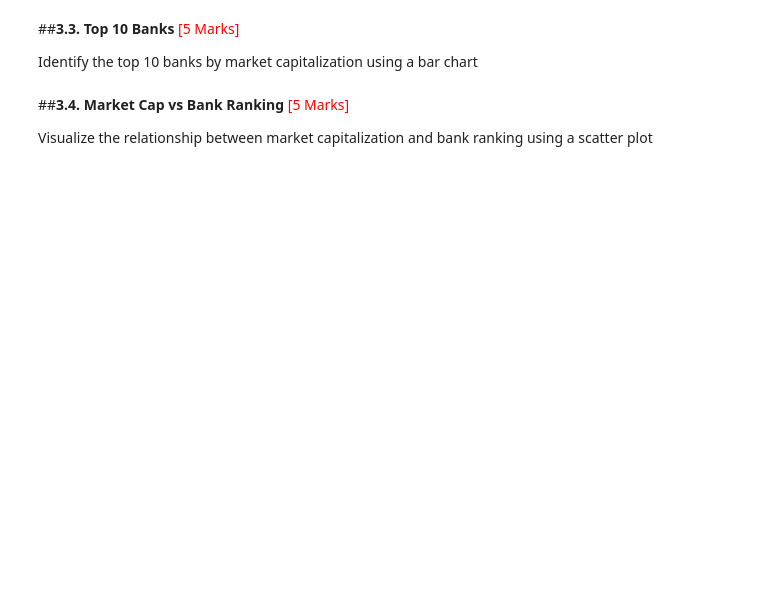
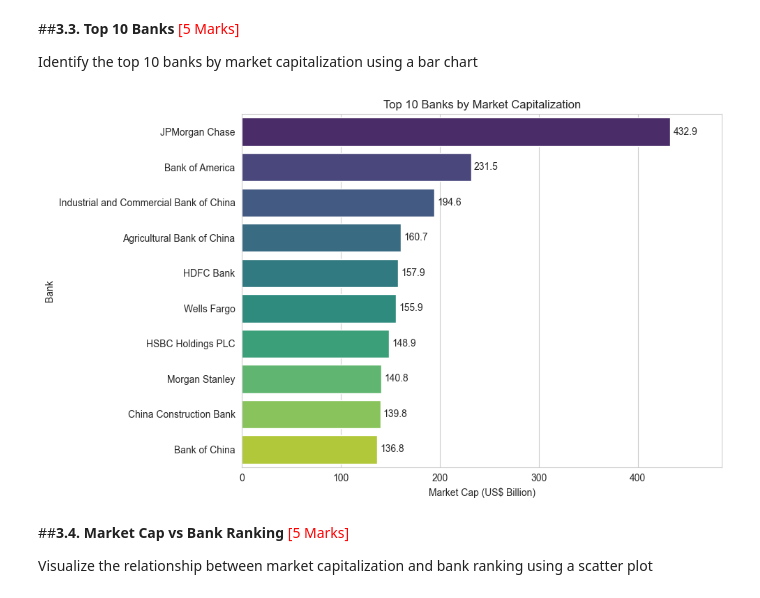
Before and after one commit to IpsitMohanty/banking-market-capitalisation-pyspark, a Jupyter notebook: notebooks/ETL_Bank_Data_Analysis_Ipsit_Mohanty.ipynb, the cells around one changed output. Cells and saved outputs as stored; diff of their text form; code cells hidden in the pictures; blank space fills up the shorter version.

```diff
--- a/notebooks/ETL_Bank_Data_Analysis_Ipsit_Mohanty.ipynb
+++ b/notebooks/ETL_Bank_Data_Analysis_Ipsit_Mohanty.ipynb
@@ -301,3 +387,23 @@ plt.tight_layout(); plt.show()
+# %%
+# Top 10 Banks by Market Cap
+
+# Sort the DataFrame by market cap in descending order
+top10 = bank_pdf.sort_values("Market_Cap_USD_Billion", ascending=False).head(10)
+
+# Plot the top 10 banks by market cap
+plt.figure(figsize=(10, 6))
+ax = sns.barplot(data=top10, x="Market_Cap_USD_Billion", y="Bank_Name",
+                 hue="Bank_Name", palette="viridis", legend=False)
+for container in ax.containers:
+    ax.bar_label(container, fmt="%.1f", padding=3)
+plt.title("Top 10 Banks by Market Capitalization")
+plt.xlabel("Market Cap (US$ Billion)")
+plt.ylabel("Bank")
+plt.xlim(0, top10["Market_Cap_USD_Billion"].max() * 1.12)
+plt.tight_layout()
+plt.show()
+# %% [output]
+[figure, added]
 # %% [markdown]
 ##**3.4. Market Cap vs Bank Ranking** <font color = red>[5 Marks]</font> <br>
 
```
Also changed, not shown: parts of 54 cells of this notebook.
